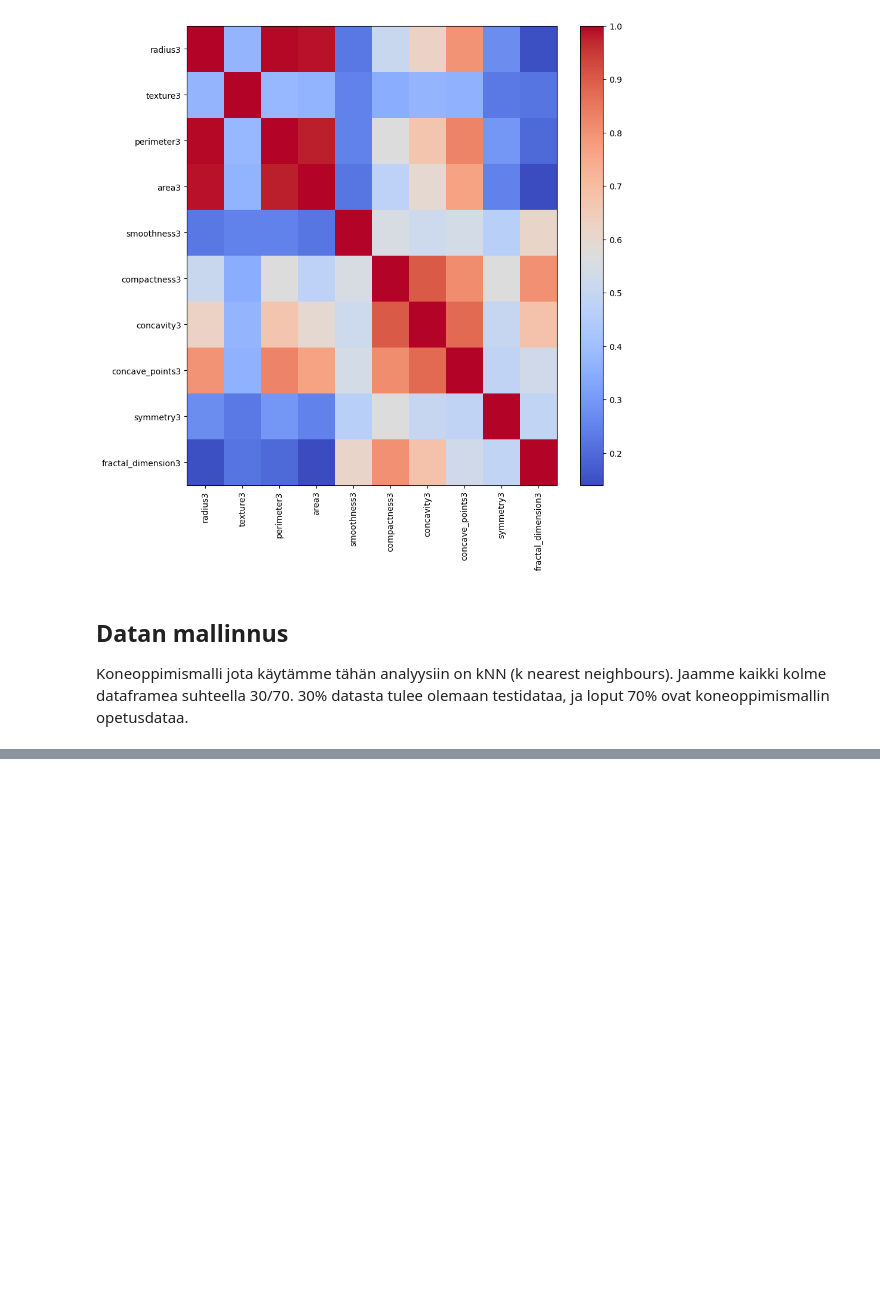
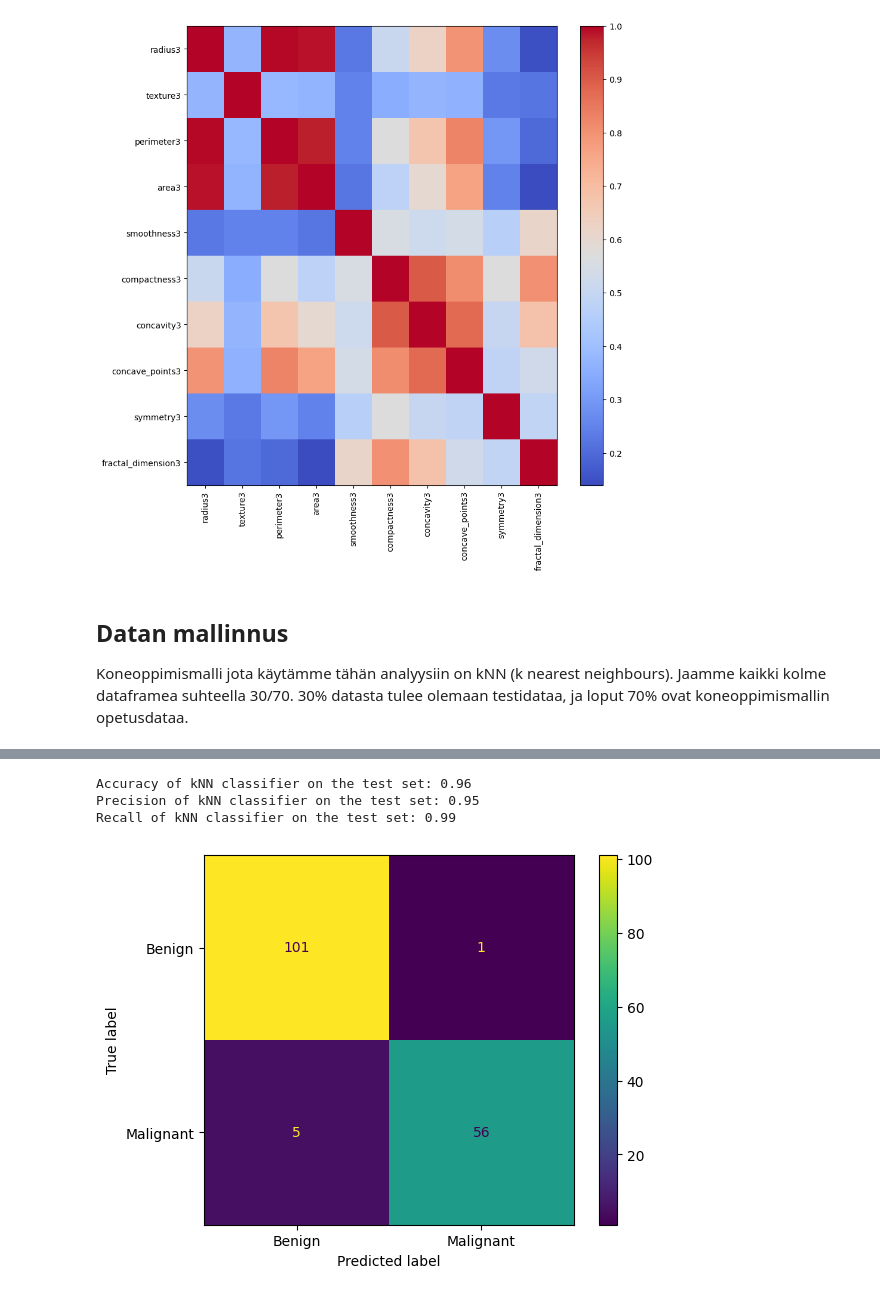
Before and after one commit to kassu11/machine-learning-AMK, a Jupyter notebook: knn_classifier/breast_cancer.ipynb, the cells around one changed output, grey strips where cells are left out. Cells and saved outputs as stored; diff of their text form; code cells hidden in the pictures; blank space fills up the shorter version.

```diff
--- a/knn_classifier/breast_cancer.ipynb
+++ b/knn_classifier/breast_cancer.ipynb
@@ -215,0 +193,7 @@ cmd.plot()
+# %%
+train_and_metrics(X3, y, 5)
+# %% [output]
+Accuracy of kNN classifier on the test set: 0.96
+Precision of kNN classifier on the test set: 0.95
+Recall of kNN classifier on the test set: 0.99
+[figure, added]
```
Also changed, not shown: parts of 17 cells of this notebook.
